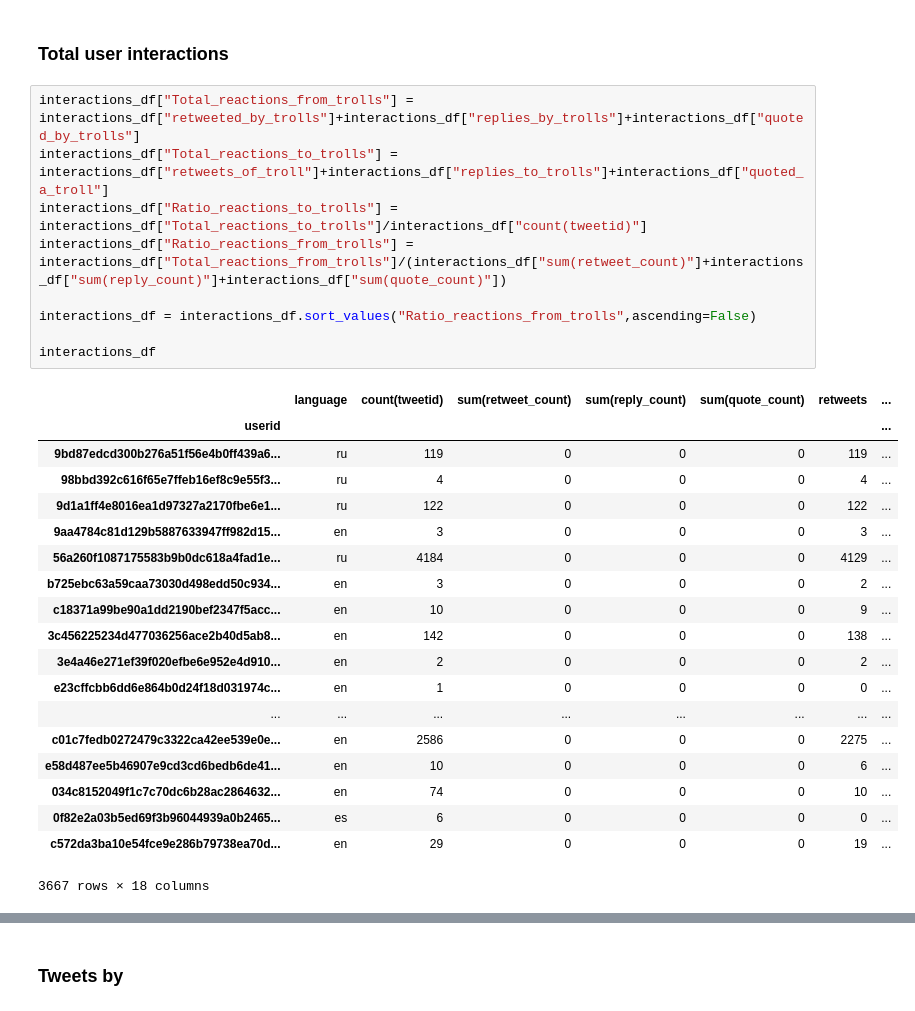
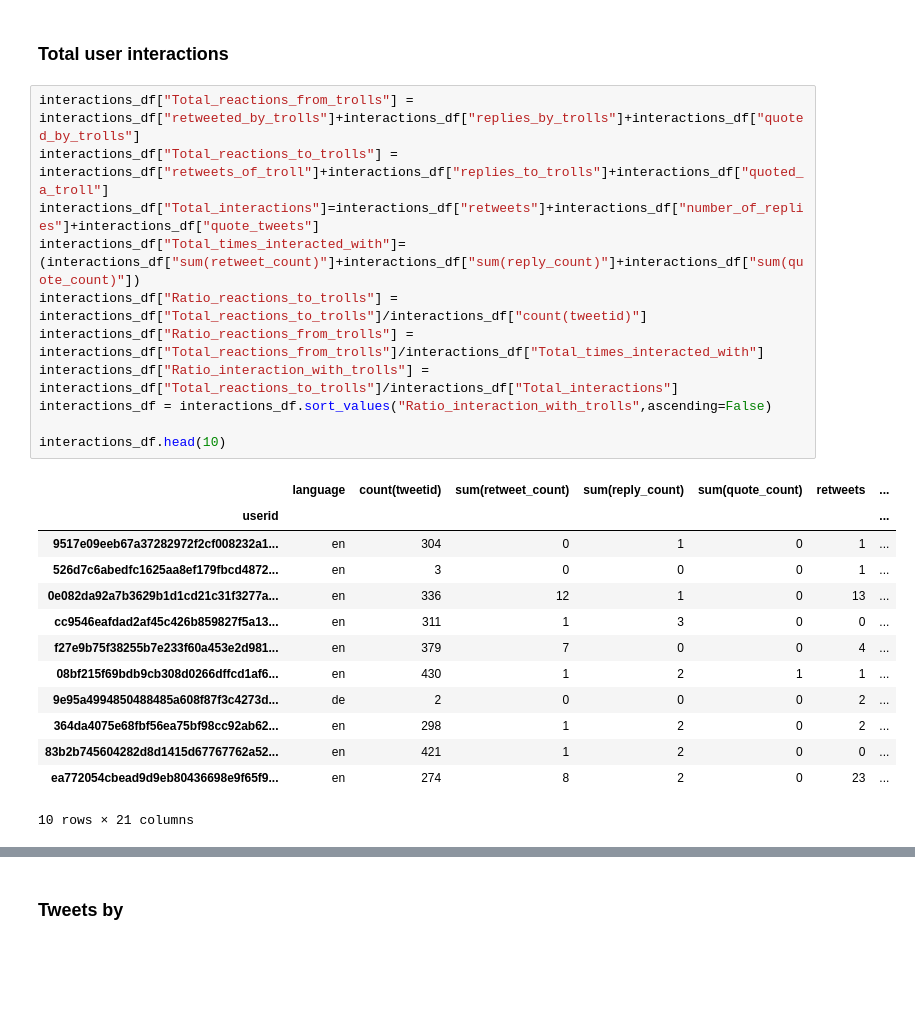
Before and after one commit to haakonms/ADAproject, a Jupyter notebook: Milestone3-Grini.ipynb, the cells around one changed output, grey strips where cells are left out. Cells and saved outputs as stored; diff of their text form; blank space fills up the shorter version.

```diff
--- a/Milestone3-Grini.ipynb
+++ b/Milestone3-Grini.ipynb
@@ -738,29 +943,25 @@ interactions_df.groupby("language").sum()
 # %%
 interactions_df["Total_reactions_from_trolls"] = interactions_df["retweeted_by_trolls"]+interactions_df["replies_by_trolls"]+interactions_df["quoted_by_trolls"]
 interactions_df["Total_reactions_to_trolls"] = interactions_df["retweets_of_troll"]+interactions_df["replies_to_trolls"]+interactions_df["quoted_a_troll"]
+interactions_df["Total_interactions"]=interactions_df["retweets"]+interactions_df["number_of_replies"]+interactions_df["quote_tweets"]
+interactions_df["Total_times_interacted_with"]=(interactions_df["sum(retweet_count)"]+interactions_df["sum(reply_count)"]+interactions_df["sum(quote_count)"])
 interactions_df["Ratio_reactions_to_trolls"] = interactions_df["Total_reactions_to_trolls"]/interactions_df["count(tweetid)"]
-interactions_df["Ratio_reactions_from_trolls"] = interactions_df["Total_reactions_from_trolls"]/(interactions_df["sum(retweet_count)"]+interactions_df["sum(reply_count)"]+interactions_df["sum(quote_count)"])
+interactions_df["Ratio_reactions_from_trolls"] = interactions_df["Total_reactions_from_trolls"]/interactions_df["Total_times_interacted_with"]
+interactions_df["Ratio_interaction_with_trolls"] = interactions_df["Total_reactions_to_trolls"]/interactions_df["Total_interactions"]
+interactions_df = interactions_df.sort_values("Ratio_interaction_with_trolls",ascending=False)
 
-interactions_df = interactions_df.sort_values("Ratio_reactions_from_trolls",ascending=False)
-
-interactions_df
+interactions_df.head(10)
 # %% [output]
 |  | language | count(tweetid) | sum(retweet_count) | sum(reply_count) | sum(quote_count) | retweets | ... |
 | userid |  |  |  |  |  |  | ... |
-| 9bd87edcd300b276a51f56e4b0ff439a6... | ru | 119 | 0 | 0 | 0 | 119 | ... |
-| 98bbd392c616f65e7ffeb16ef8c9e55f3... | ru | 4 | 0 | 0 | 0 | 4 | ... |
-| 9d1a1ff4e8016ea1d97327a2170fbe6e1... | ru | 122 | 0 | 0 | 0 | 122 | ... |
-| 9aa4784c81d129b5887633947ff982d15... | en | 3 | 0 | 0 | 0 | 3 | ... |
-| 56a260f1087175583b9b0dc618a4fad1e... | ru | 4184 | 0 | 0 | 0 | 4129 | ... |
-| b725ebc63a59caa73030d498edd50c934... | en | 3 | 0 | 0 | 0 | 2 | ... |
-| c18371a99be90a1dd2190bef2347f5acc... | en | 10 | 0 | 0 | 0 | 9 | ... |
-| 3c456225234d477036256ace2b40d5ab8... | en | 142 | 0 | 0 | 0 | 138 | ... |
-| 3e4a46e271ef39f020efbe6e952e4d910... | en | 2 | 0 | 0 | 0 | 2 | ... |
-| e23cffcbb6dd6e864b0d24f18d031974c... | en | 1 | 0 | 0 | 0 | 0 | ... |
-| ... | ... | ... | ... | ... | ... | ... | ... |
-| c01c7fedb0272479c3322ca42ee539e0e... | en | 2586 | 0 | 0 | 0 | 2275 | ... |
-| e58d487ee5b46907e9cd3cd6bedb6de41... | en | 10 | 0 | 0 | 0 | 6 | ... |
-| 034c8152049f1c7c70dc6b28ac2864632... | en | 74 | 0 | 0 | 0 | 10 | ... |
-| 0f82e2a03b5ed69f3b96044939a0b2465... | es | 6 | 0 | 0 | 0 | 0 | ... |
-| c572da3ba10e54fce9e286b79738ea70d... | en | 29 | 0 | 0 | 0 | 19 | ... |
+| 9517e09eeb67a37282972f2cf008232a1... | en | 304 | 0 | 1 | 0 | 1 | ... |
+| 526d7c6abedfc1625aa8ef179fbcd4872... | en | 3 | 0 | 0 | 0 | 1 | ... |
+| 0e082da92a7b3629b1d1cd21c31f3277a... | en | 336 | 12 | 1 | 0 | 13 | ... |
+| cc9546eafdad2af45c426b859827f5a13... | en | 311 | 1 | 3 | 0 | 0 | ... |
+| f27e9b75f38255b7e233f60a453e2d981... | en | 379 | 7 | 0 | 0 | 4 | ... |
+| 08bf215f69bdb9cb308d0266dffcd1af6... | en | 430 | 1 | 2 | 1 | 1 | ... |
+| 9e95a4994850488485a608f87f3c4273d... | de | 2 | 0 | 0 | 0 | 2 | ... |
+| 364da4075e68fbf56ea75bf98cc92ab62... | en | 298 | 1 | 2 | 0 | 2 | ... |
+| 83b2b745604282d8d1415d67767762a52... | en | 421 | 1 | 2 | 0 | 0 | ... |
+| ea772054cbead9d9eb80436698e9f65f9... | en | 274 | 8 | 2 | 0 | 23 | ... |
-3667 rows × 18 columns
+10 rows × 21 columns
```
Also changed, not shown: parts of 37 cells of this notebook.
